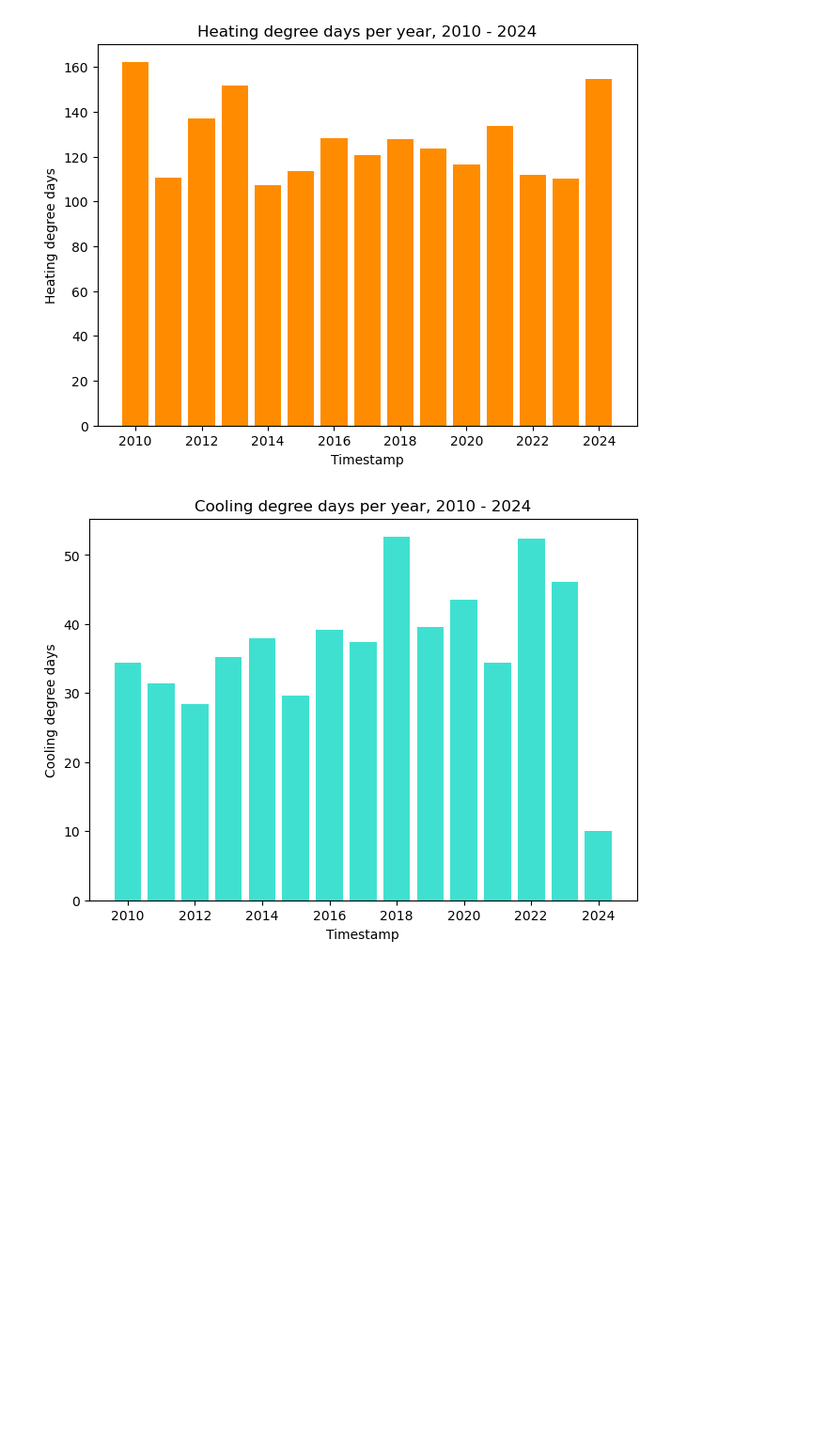
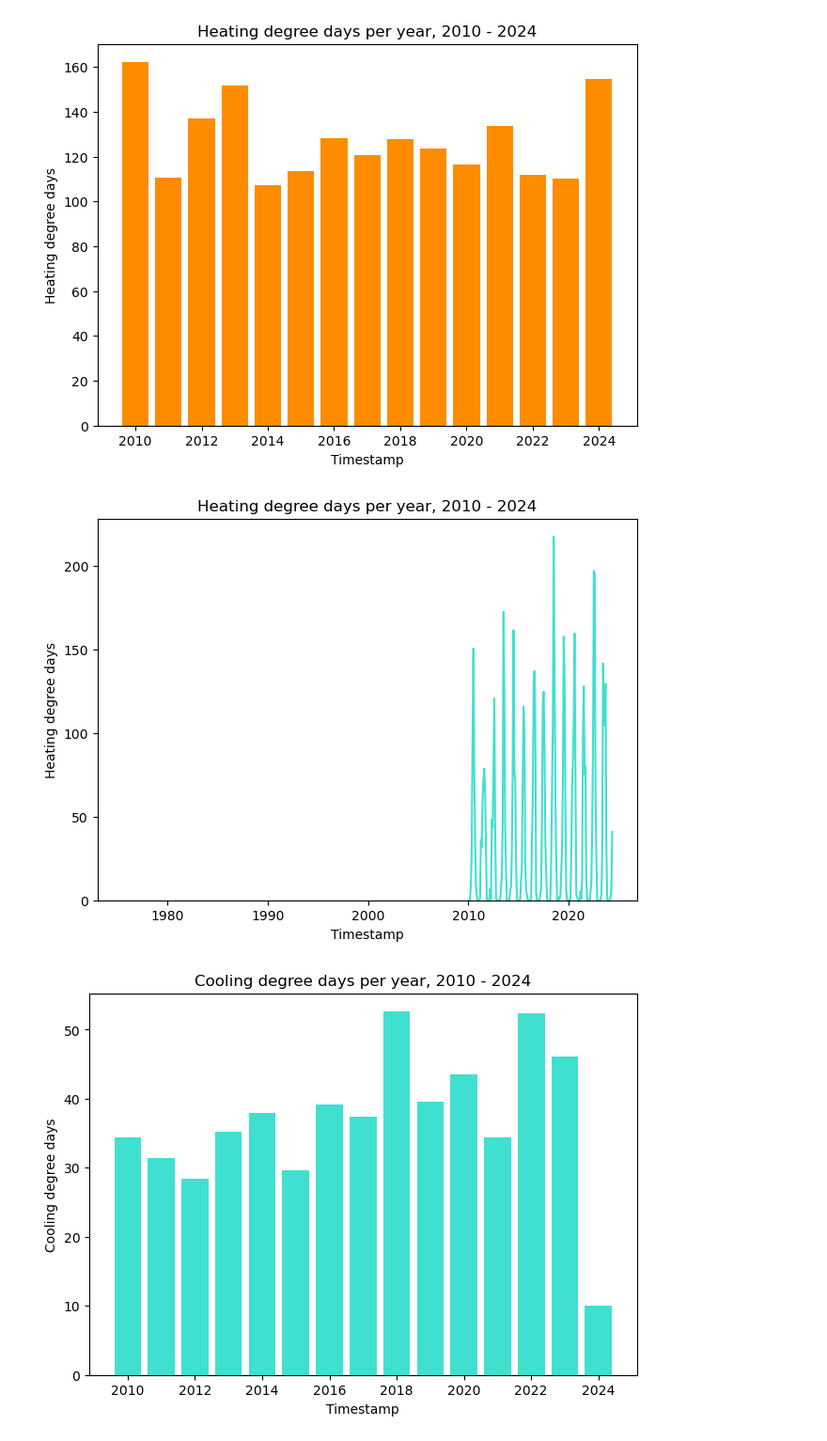
Before and after one commit to JoeyBream/weather-data, a Jupyter notebook: data.ipynb, the cells around one changed output. Shown at 94% size. Saved outputs shown, nothing was run; the diff lists cells and outputs as text; code cells hidden in the pictures; blank space fills up the shorter version.

Commit message:
Further analysis of CDDs and HDDs by year

```diff
--- a/data.ipynb
+++ b/data.ipynb
@@ -83,6 +83,22 @@ plt.ylabel("Heating degree days")
 plt.show()
 # %% [output]
 [figure]
+# %%
+## HEATING DEGREE DAYS PER YEAR ## Bar and line overlaid
+fig3 = plt.figure()
+x = WS_Data_ByYear['Year']
+y = WS_Data_ByYear['03770H150']
+x1 = WS_Data['Timestamp']
+y1 = WS_Data['03770C150']
+plt.plot(x1, y1, color="turquoise")
+chart = plt.bar(x, y, color="darkorange")
+plt.title("Heating degree days per year, 2010 - 2024")
+plt.tight_layout()
+plt.xlabel("Timestamp")
+plt.ylabel("Heating degree days")
+plt.show()
+# %% [output]
+[figure, added]
 # %%
 ## COOLING DEGREE DAYS PER YEAR ## (Using Matplotlib)
 fig4 = plt.figure()
```
